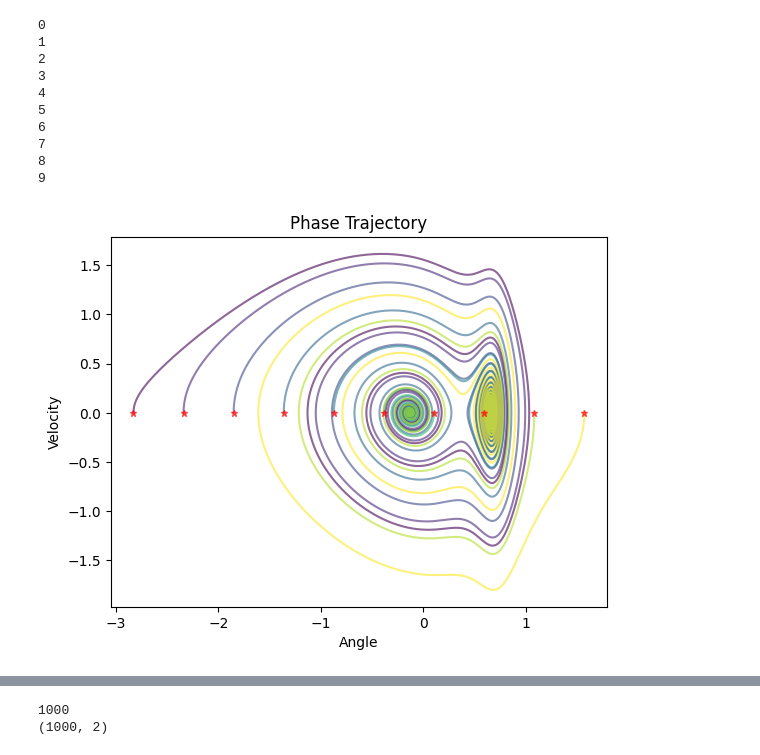
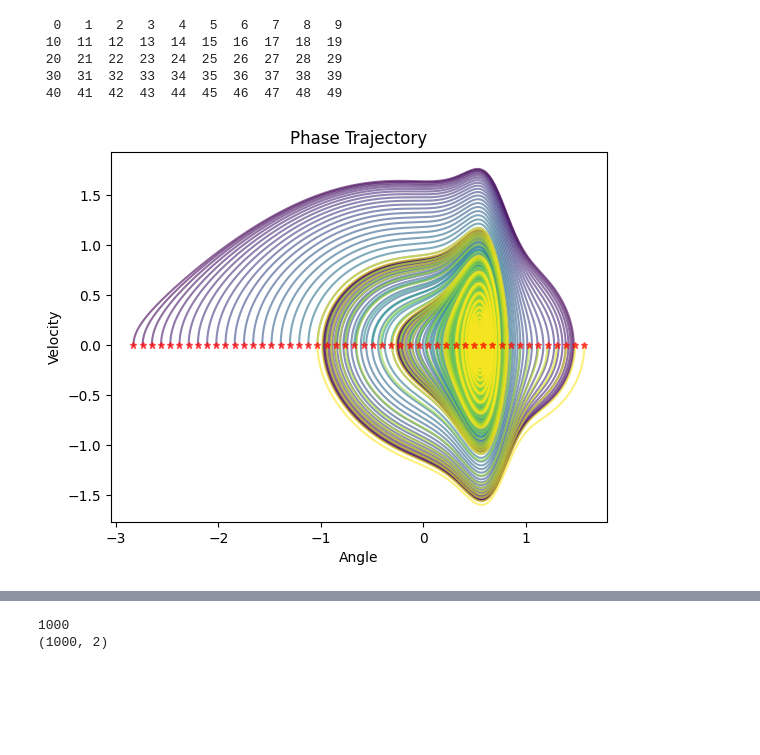
Before and after one commit to Dobel26/MagneticPendulum, a Jupyter notebook: simulation.ipynb, the cells around one changed output, grey strips where cells are left out. Drawn from its saved outputs; the diff is of its cells as text; code cells hidden in the pictures; blank space fills up the shorter version.

```diff
--- a/simulation.ipynb
+++ b/simulation.ipynb
@@ -173,7 +139,7 @@ class system:
 # %%
 fig, ax = plt.subplots()
 
-num_sims = 20
+num_sims = 120
 colors = plt.cm.viridis(np.linspace(0, 1, num_sims))
 
 for i, phi in enumerate(np.linspace(-2, 2, num_sims)):
@@ -183,8 +149,8 @@ for i, phi in enumerate(np.linspace(-2, 2, num_sims)):
     pendulum.add_magnet(magnet(pos=np.array([0, 1.2]), mom=np.array([0, -0.1])))
     pendulum.solve()
     pendulum.plot_solution(ax, colors[i])
-    if not (i) % 10:
-        print(i)
+
+    print(f"  {i}" if i < 10 else f" {i}" if i < 100 else i, end=" " if (i+1) % 10 else "\n")
 
 ax.set_xlabel("time")
 ax.set_ylabel("angle")
@@ -196,35 +172,30 @@ plt.show()
 # %%
 fig, ax = plt.subplots()
 
-num_sims = 10
+num_sims = 50
 colors = plt.cm.viridis(np.linspace(0, 1, num_sims))
 
 ics = []
 for i, phi in enumerate(np.linspace(-0.9 * np.pi, 0.5 * np.pi, num_sims)):
     ics.append([phi, 0])
     pendulum = system(ic=ics[-1], dt=0.01, t_max=50)
     pendulum.add_magnet(magnet(pos=np.array([1, 1.2]), mom=np.array([0, 1.0])))
     # pendulum.add_magnet(magnet(pos=np.array([-0.5, 1.2]), mom=np.array([0, 0.8])))
     # pendulum.add_magnet(magnet(pos=np.array([0, 1.2]), mom=np.array([0, -0.1])))
     pendulum.solve()
     pendulum.plot_phase(ax, colors[i])
-    # if not (i) % 5:
-    print(i)
+
+    print(f"  {i}" if i < 10 else f" {i}" if i < 100 else i, end=" " if (i+1) % 10 else "\n")
 
 for ic in ics:
     ax.plot(ic[0], ic[1], 'r*', markersize=5, alpha=0.6)
 
 plt.show()
 # %% [output]
-0
-1
-2
-3
-4
-5
-6
-7
-8
-9
+  0   1   2   3   4   5   6   7   8   9
+ 10  11  12  13  14  15  16  17  18  19
+ 20  21  22  23  24  25  26  27  28  29
+ 30  31  32  33  34  35  36  37  38  39
+ 40  41  42  43  44  45  46  47  48  49
-[figure, old version]
+[figure, new version]
 # %%
```
Also changed, not shown: parts of 4 cells of this notebook, 1 other file.
